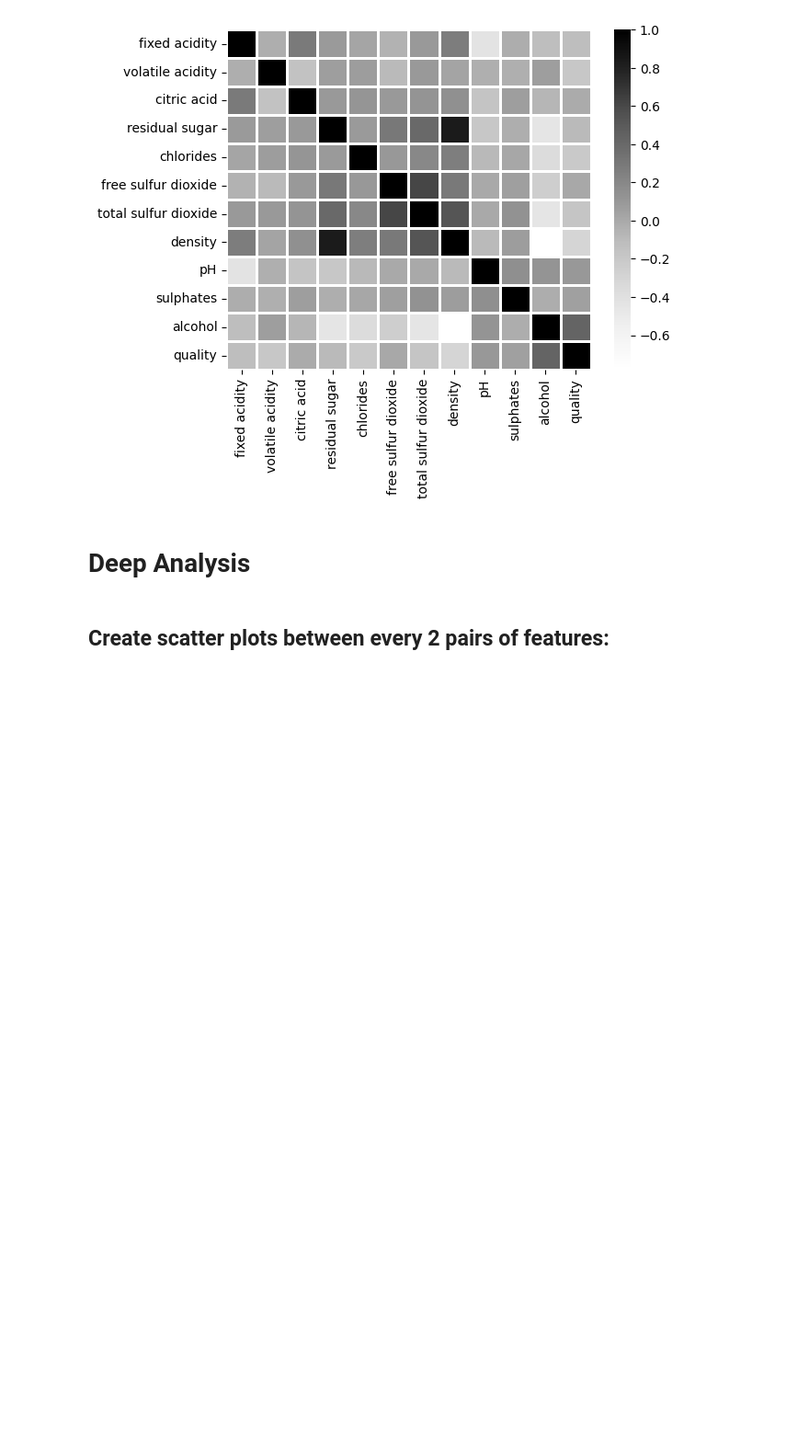
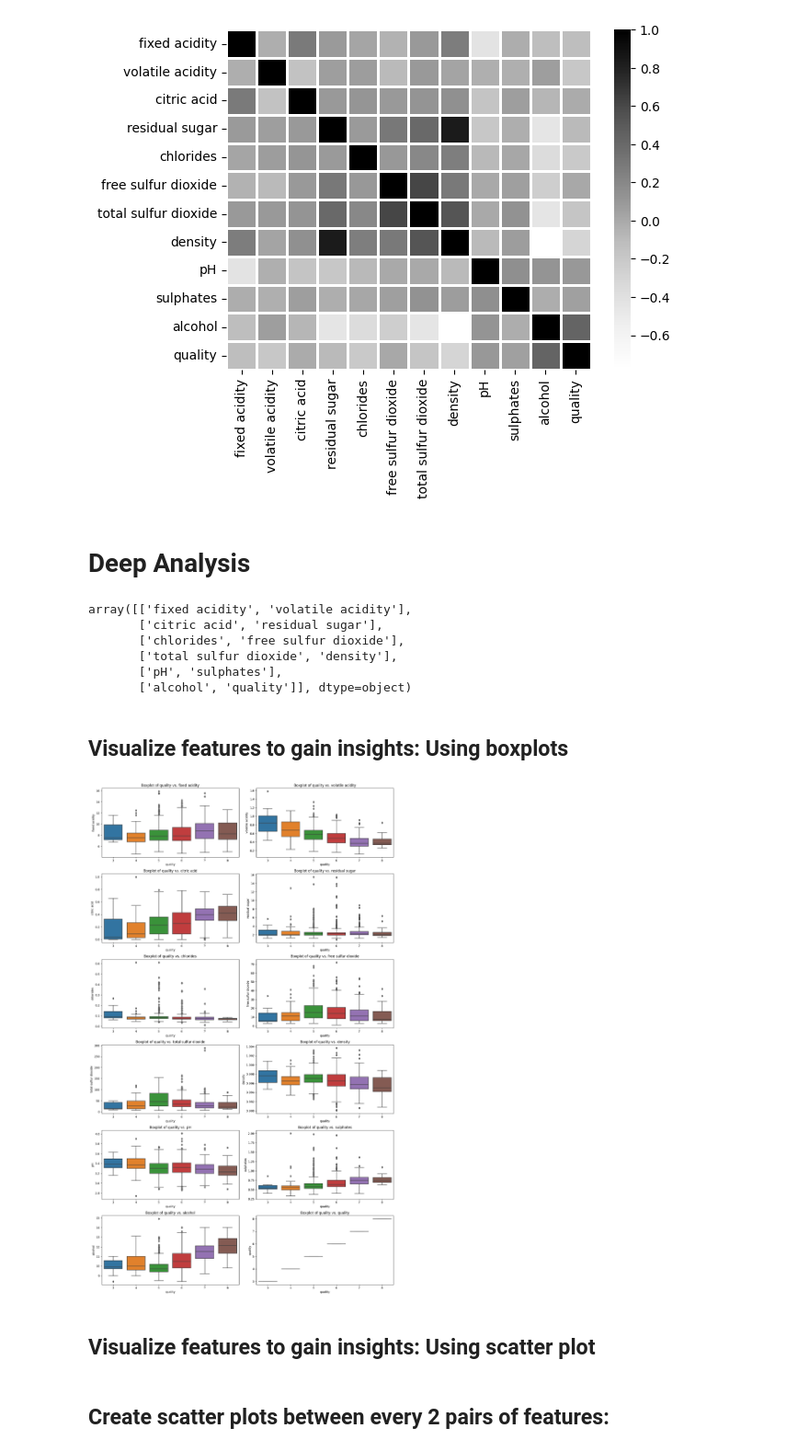
Before and after one commit to Vukhacson/WineQuality, a Jupyter notebook: SMSmall/Data Exploration - Wine Dataset.ipynb, the cells around one changed output. Shown at 92% size. Saved outputs shown, nothing was run; the diff lists cells and outputs as text; code cells hidden in the pictures; blank space fills up the shorter version.

```diff
--- a/SMSmall/Data Exploration - Wine Dataset.ipynb
+++ b/SMSmall/Data Exploration - Wine Dataset.ipynb
@@ -204,6 +217,30 @@ sns.heatmap(df_white_corr_matrix, cmap="Greys", linewidths=1)
 [figure]
 # %% [markdown]
 # Deep Analysis
+# %%
+np_red_features = df_red_wine.columns.values
+np_red_features_reshaped = np_red_features.reshape(6, 2)
+np_red_features_reshaped
+# %% [output]
+array([['fixed acidity', 'volatile acidity'],
+       ['citric acid', 'residual sugar'],
+       ['chlorides', 'free sulfur dioxide'],
+       ['total sulfur dioxide', 'density'],
+       ['pH', 'sulphates'],
+       ['alcohol', 'quality']], dtype=object)
+# %% [markdown]
+## Visualize features to gain insights: Using boxplots
+# %%
+fig, axes = plt.subplots(6, 2, figsize=(15, 25))
+for i in range(6):
+    for j in range(2):
+        sns.boxplot(x="quality", y=np_red_features_reshaped[i, j], data=df_red_wine, ax=axes[i, j])
+        axes[i, j].set_title(f"Boxplot of quality vs. {np_red_features_reshaped[i, j]}")
+fig.tight_layout()
+# %% [output]
+[figure, added]
+# %% [markdown]
+## Visualize features to gain insights: Using scatter plot
 # %% [markdown]
 ## Create scatter plots between every 2 pairs of features:
 # %%
```
Also changed, not shown: parts of 1 cell of this notebook, 2 other files.
